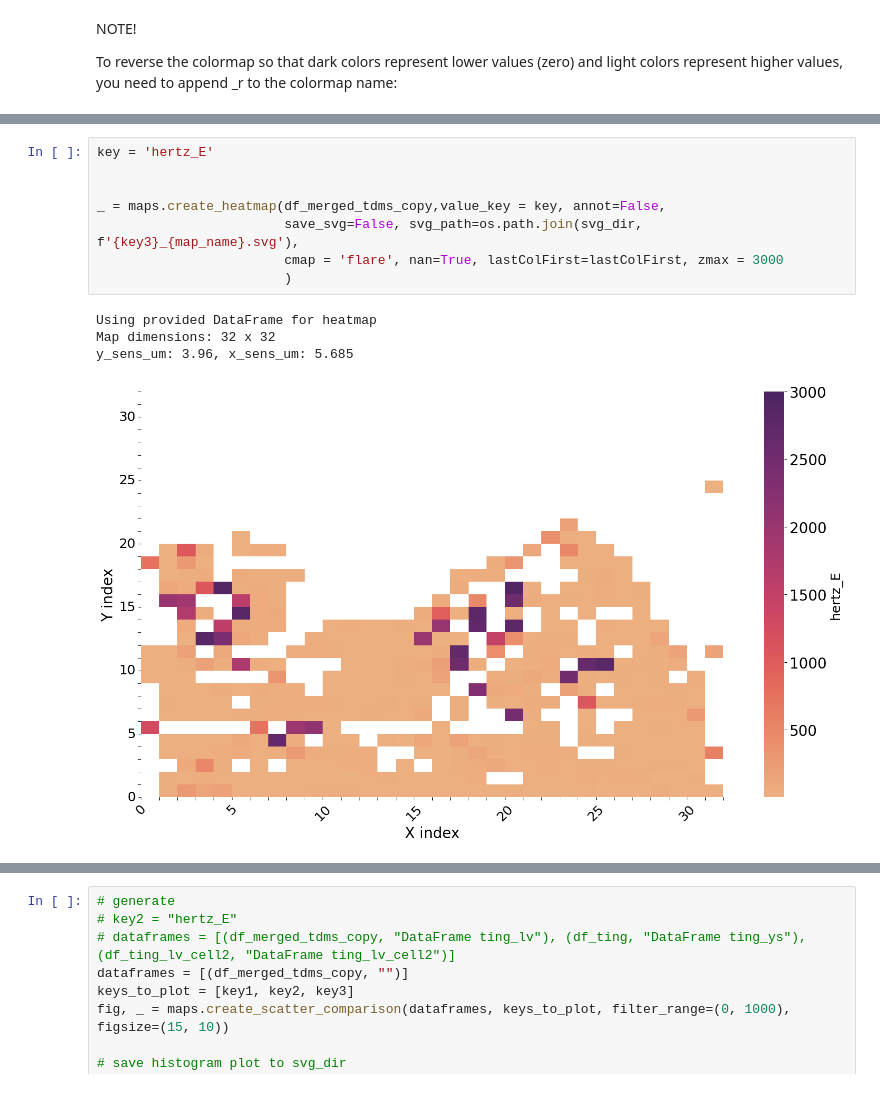
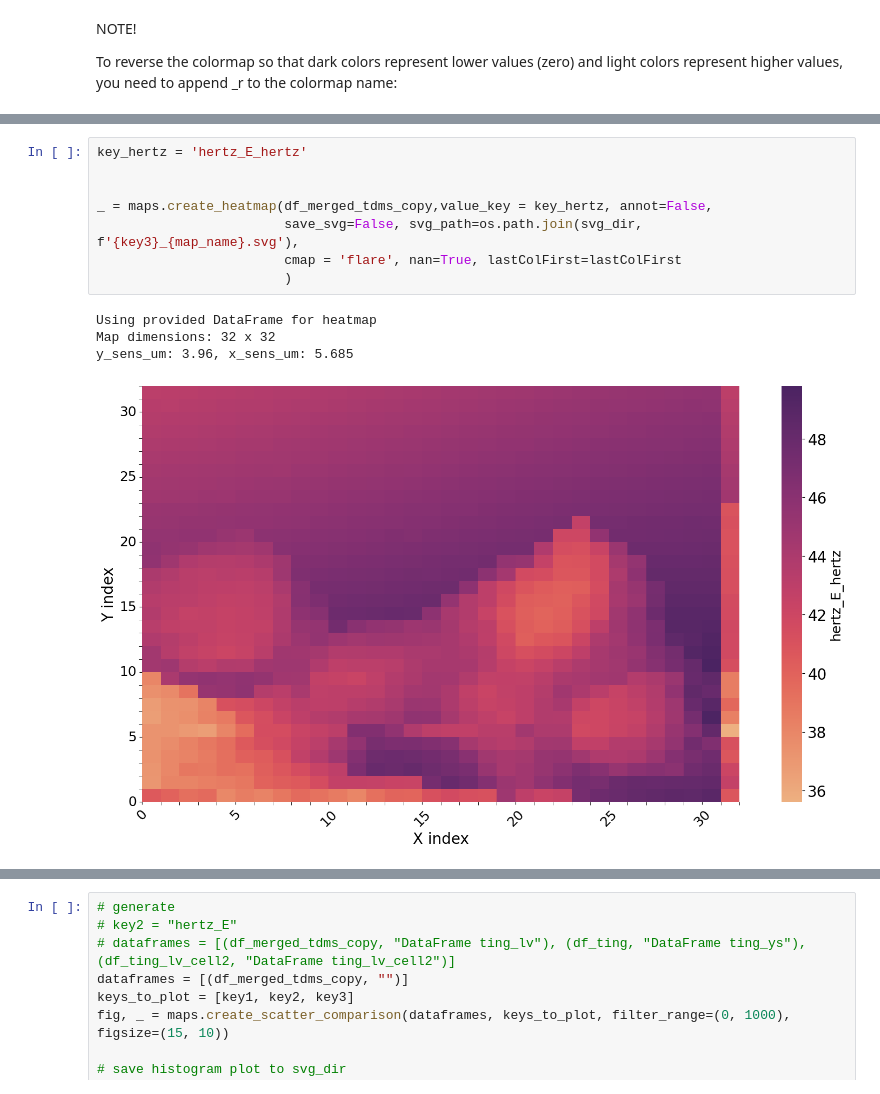
Before and after one commit to enzovill94/PyFMGUI_DyNaMo_tdms, a Jupyter notebook: notebook/mapping/ctc_44_analysis.ipynb, the cells around one changed output, grey strips where cells are left out. Saved outputs shown, nothing was run; the diff lists cells and outputs as text.

```diff
--- a/notebook/mapping/ctc_44_analysis.ipynb
+++ b/notebook/mapping/ctc_44_analysis.ipynb
@@ -263,13 +263,13 @@ y_sens_um: 3.96, x_sens_um: 5.685
 # %%
-key = 'hertz_E'
+key_hertz = 'hertz_E_hertz'
 
 
-_ = maps.create_heatmap(df_merged_tdms_copy,value_key = key, annot=False,
+_ = maps.create_heatmap(df_merged_tdms_copy,value_key = key_hertz, annot=False,
                         save_svg=False, svg_path=os.path.join(svg_dir, f'{key3}_{map_name}.svg'),
-                        cmap = 'flare', nan=True, lastColFirst=lastColFirst, zmax = 3000
+                        cmap = 'flare', nan=True, lastColFirst=lastColFirst
                         )
 # %% [output]
 Using provided DataFrame for heatmap
 Map dimensions: 32 x 32
 y_sens_um: 3.96, x_sens_um: 5.685
-[figure, old version]
+[figure, new version]
```
Also changed, not shown: parts of 5 cells of this notebook, 17 other files.
